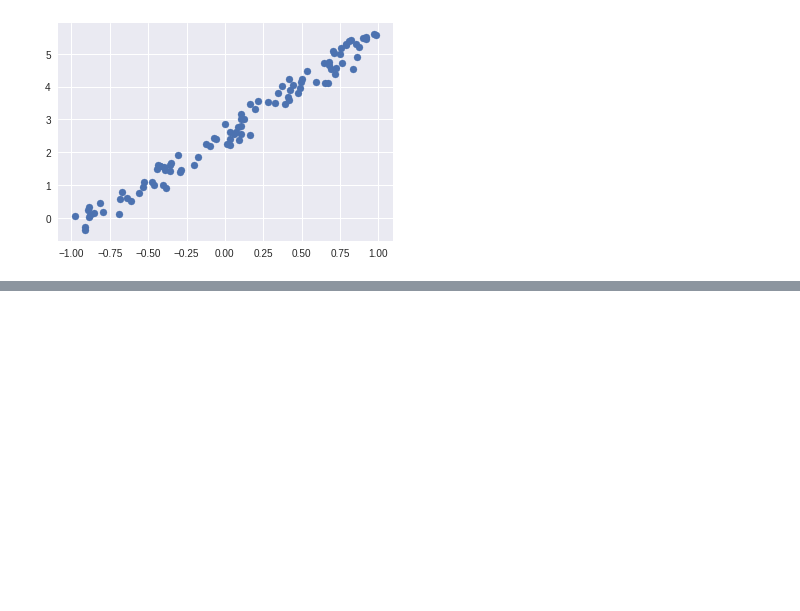
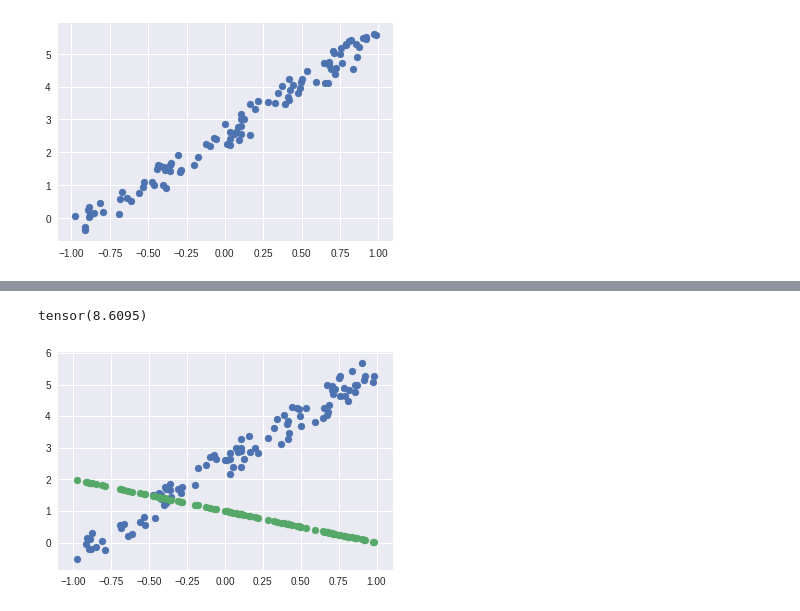
Before and after one commit to s-r-aman/machine_learning_playground, a Jupyter notebook: fastdotai_dl/lesson2_sgd.ipynb, the cells around one changed output, grey strips where cells are left out. Drawn from its saved outputs; the diff is of its cells as text; code cells hidden in the pictures; blank space fills up the shorter version.

Commit message:
Completed the Plotting and Equation formation.

```diff
--- a/fastdotai_dl/lesson2_sgd.ipynb
+++ b/fastdotai_dl/lesson2_sgd.ipynb
@@ -43,0 +60,12 @@ plt.scatter(x[:,0], y);
+# %%
+a = tensor(-1.,1)
+# %%
+y_hat = x@a
+mse(y_hat, y)
+# %% [output]
+tensor(8.6095)
+# %%
+plt.scatter(x[:,0],y)
+plt.scatter(x[:,0],y_hat);
+# %% [output]
+[figure, added]
```
Also changed, not shown: parts of 2 cells of this notebook.
